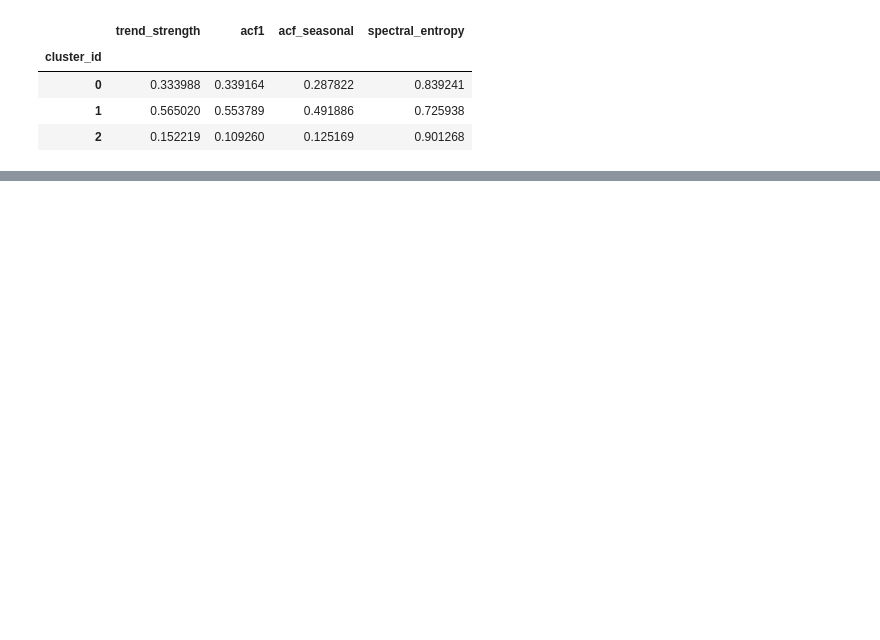
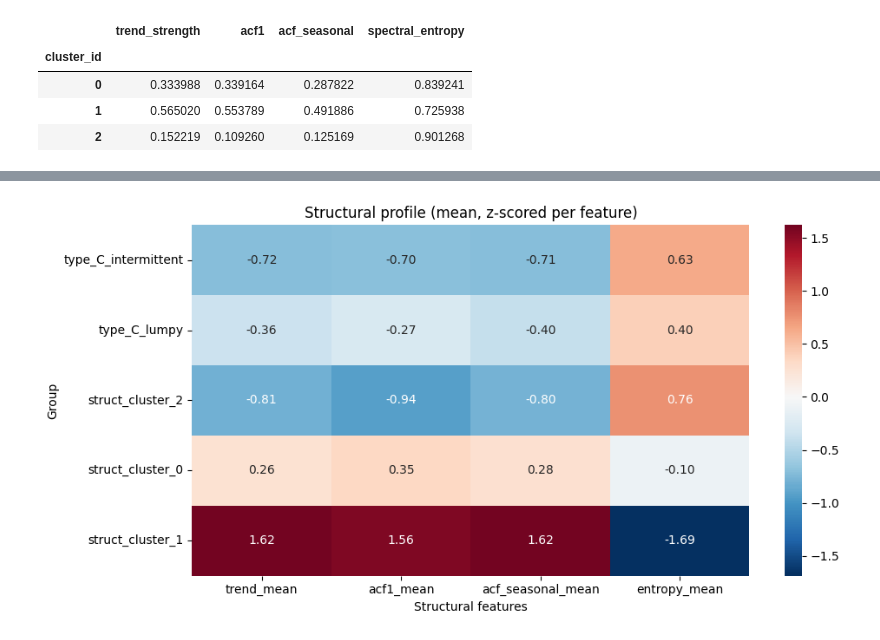
Before and after one commit to hannahnguyen14/skill-practice, a Jupyter notebook: clustering_demo.ipynb, the cells around one changed output, grey strips where cells are left out. Cells and saved outputs as stored; diff of their text form; code cells hidden in the pictures; blank space fills up the shorter version.

```diff
--- a/clustering_demo.ipynb
+++ b/clustering_demo.ipynb
@@ -829,0 +1061,16 @@ plot_pca_pair(l3_df, "spectral_entropy", "trend_strength")
+# %%
+# Merge cluster labels into distribution_df
+merged_df = distribution_df.merge(
+    l3_df[["cluster_id"]],
+    left_index=True,
+    right_index=True,
+    how="left",
+)
+
+def build_group_label(row):
+    if row["is_C"]:
+        return f"type_C_{row['demand_type']}"
+    else:
+        return f"struct_cluster_{int(row['cluster_id'])}"
+
+merged_df["group_label"] = merged_df.apply(build_group_label, axis=1)
@@ -829,0 +1118,28 @@ plot_pca_pair(l3_df, "spectral_entropy", "trend_strength")
+# %%
+STRUCT_MEAN_COLS = [
+    "trend_mean",
+    "acf1_mean",
+    "acf_seasonal_mean",
+    "entropy_mean",
+]
+
+struct_mean = summary_df[STRUCT_MEAN_COLS]
+
+# Normalize per feature (column-wise z-score)
+struct_mean_z = (struct_mean - struct_mean.mean()) / struct_mean.std()
+
+plt.figure(figsize=(10, 5))
+sns.heatmap(
+    struct_mean_z,
+    annot=True,
+    cmap="RdBu_r",
+    center=0,
+    fmt=".2f"
+)
+plt.title("Structural profile (mean, z-scored per feature)")
+plt.ylabel("Group")
+plt.xlabel("Structural features")
+plt.tight_layout()
+plt.show()
+# %% [output]
+[figure, added]
```
Also changed, not shown: parts of 48 cells of this notebook.
